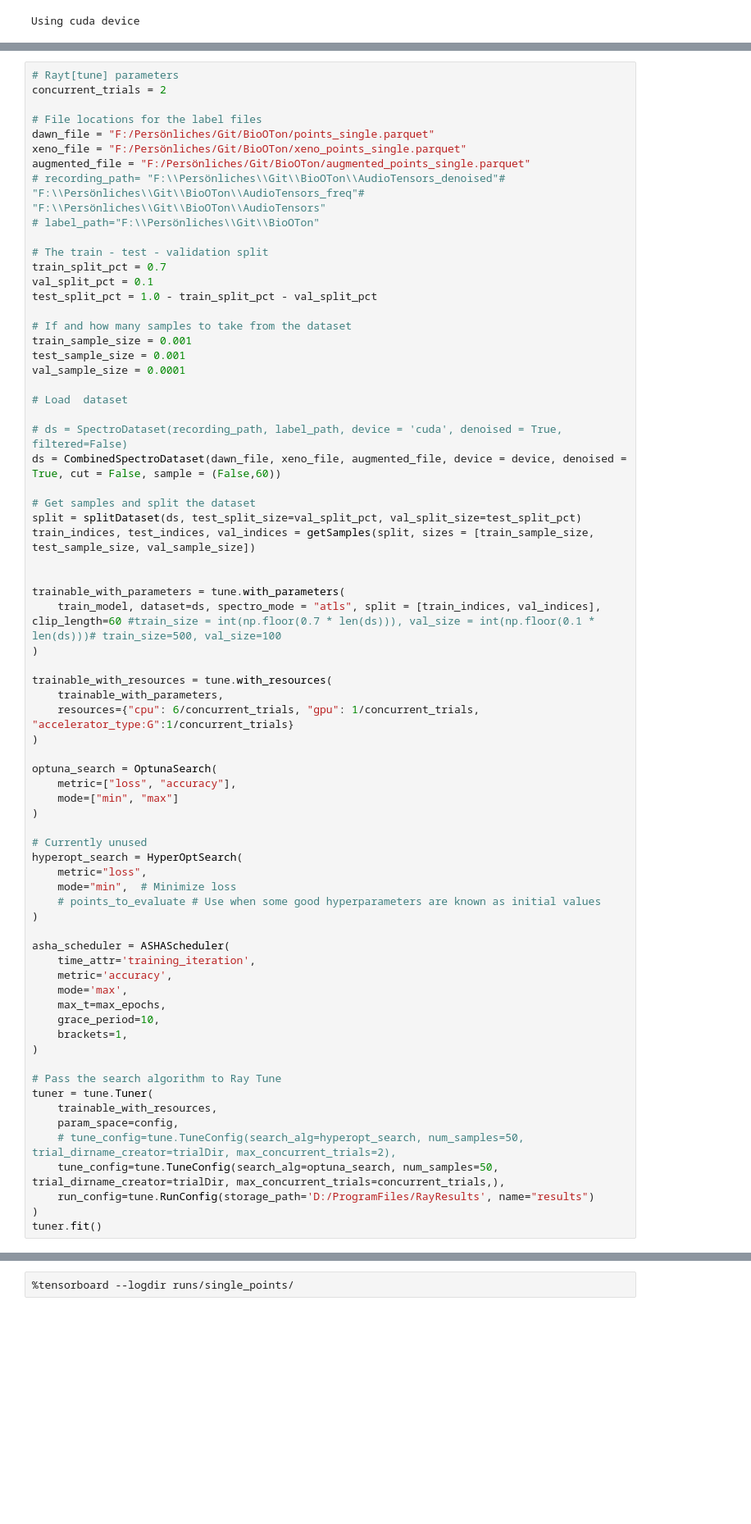
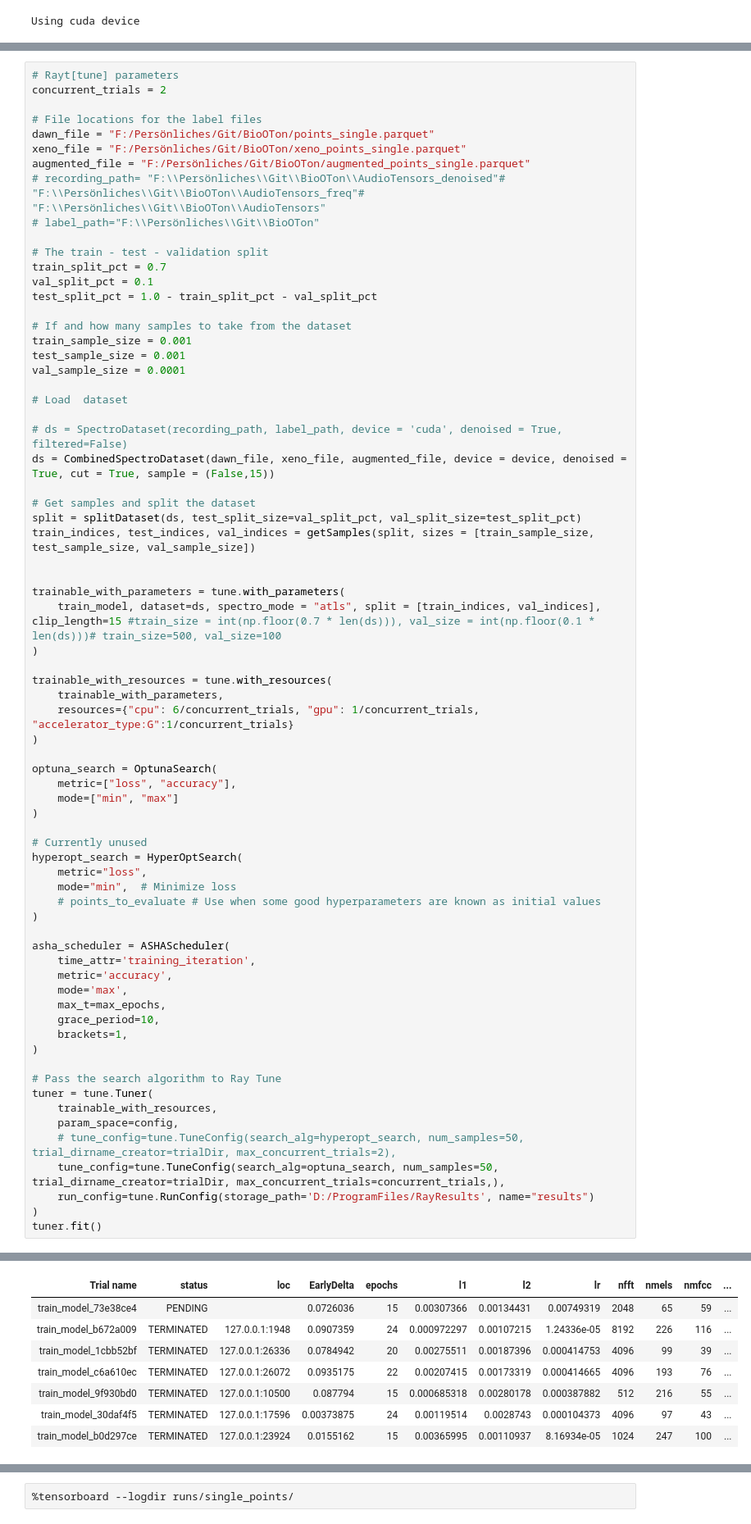
Before and after one commit to mfherrm/BioOTon, a Jupyter notebook: DL_ray_tune.ipynb, the cells around one changed output, grey strips where cells are left out. Shown at 82% size. Cells and saved outputs as stored; diff of their text form; blank space fills up the shorter version.

```diff
--- a/DL_ray_tune.ipynb
+++ b/DL_ray_tune.ipynb
@@ -230,7 +231,7 @@ val_sample_size = 0.0001
 # Load  dataset
 
 # ds = SpectroDataset(recording_path, label_path, device = 'cuda', denoised = True, filtered=False)
-ds = CombinedSpectroDataset(dawn_file, xeno_file, augmented_file, device = device, denoised = True, cut = False, sample = (False,60))
+ds = CombinedSpectroDataset(dawn_file, xeno_file, augmented_file, device = device, denoised = True, cut = True, sample = (False,15))
 
 # Get samples and split the dataset
 split = splitDataset(ds, test_split_size=val_split_pct, val_split_size=test_split_pct)
@@ -238,7 +239,7 @@ train_indices, test_indices, val_indices = getSamples(split, sizes = [train_samp
 
 
 trainable_with_parameters = tune.with_parameters(
-    train_model, dataset=ds, spectro_mode = "atls", split = [train_indices, val_indices], clip_length=60 #train_size = int(np.floor(0.7 * len(ds))), val_size = int(np.floor(0.1 * len(ds)))# train_size=500, val_size=100
+    train_model, dataset=ds, spectro_mode = "atls", split = [train_indices, val_indices], clip_length=15 #train_size = int(np.floor(0.7 * len(ds))), val_size = int(np.floor(0.1 * len(ds)))# train_size=500, val_size=100
 )
 
 trainable_with_resources = tune.with_resources(
@@ -280,0 +289,8 @@ AttributeError: 'NoneType' object has no attribute 'group'
+| Trial name | status | loc | EarlyDelta | epochs | l1 | l2 | lr | nfft | nmels | nmfcc | ... |
+| train_model_73e38ce4 | PENDING |  | 0.0726036 | 15 | 0.00307366 | 0.00134431 | 0.00749319 | 2048 | 65 | 59 | ... |
+| train_model_b672a009 | TERMINATED | 127.0.0.1:1948 | 0.0907359 | 24 | 0.000972297 | 0.00107215 | 1.24336e-05 | 8192 | 226 | 116 | ... |
+| train_model_1cbb52bf | TERMINATED | 127.0.0.1:26336 | 0.0784942 | 20 | 0.00275511 | 0.00187396 | 0.000414753 | 4096 | 99 | 39 | ... |
+| train_model_c6a610ec | TERMINATED | 127.0.0.1:26072 | 0.0935175 | 22 | 0.00207415 | 0.00173319 | 0.000414665 | 4096 | 193 | 76 | ... |
+| train_model_9f930bd0 | TERMINATED | 127.0.0.1:10500 | 0.087794 | 15 | 0.000685318 | 0.00280178 | 0.000387882 | 512 | 216 | 55 | ... |
+| train_model_30daf4f5 | TERMINATED | 127.0.0.1:17596 | 0.00373875 | 24 | 0.00119514 | 0.0028743 | 0.000104373 | 4096 | 97 | 43 | ... |
+| train_model_b0d297ce | TERMINATED | 127.0.0.1:23924 | 0.0155162 | 15 | 0.00365995 | 0.00110937 | 8.16934e-05 | 1024 | 247 | 100 | ... |
```
Also changed, not shown: parts of 15 cells of this notebook, 3 other files.
